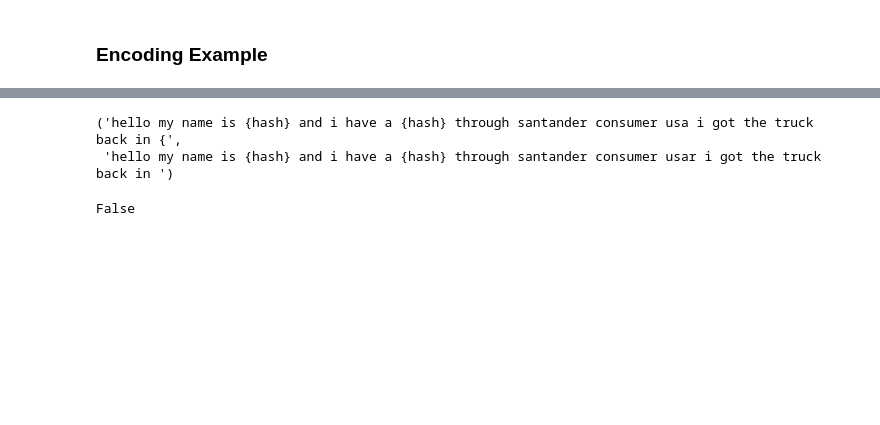
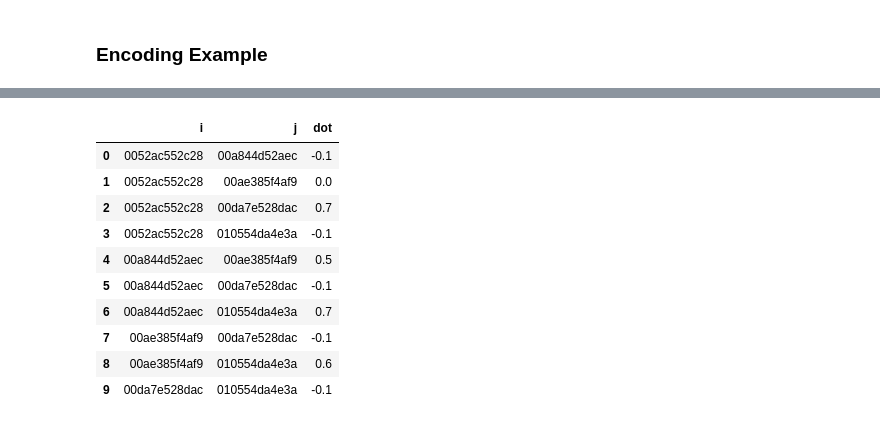
Before and after one commit to personalml/example, a Jupyter notebook: notebooks/stats/trainings.ipynb, the cells around one changed output, grey strips where cells are left out. Saved outputs shown, nothing was run; the diff lists cells and outputs as text; code cells hidden in the pictures; blank space fills up the shorter version.

```diff
--- a/notebooks/stats/trainings.ipynb
+++ b/notebooks/stats/trainings.ipynb
@@ -62,6 +67,6 @@ encoder = PipelineModel.load(word2vec_training.model_weights_path)
 # %%
 s = x.limit(5)
 s = encoder.transform(s)
-s = s.toPandas()
-s
+
+s.toPandas()
 # %% [output]
@@ -79,10 +80,30 @@ import numpy as np
-# %%
-s.text_cleaned[0][:LETTERS], s.text_cleaned_lemma[0][:LETTERS]
-# %% [output]
-('hello my name is {hash} and i have a {hash} through santander consumer usa i got the truck back in {',
- 'hello my name is {hash} and i have a {hash} through santander consumer usar i got the truck back in ')
-# %%
-LETTERS = 100
-s.text_cleaned[0][:LETTERS] == s.text_cleaned_lemma[0][:LETTERS]
-# %% [output]
-False
+# %%
+def normalize(x):
+    normalizer = Normalizer(inputCol='features', outputCol='features_norm')
+    return normalizer.transform(x)
+# %%
+s = normalize(s)
+# %%
+dot_udf = F.udf(lambda x,y: float(x.dot(y)), types.DoubleType())
+# %%
+(s.alias('i')
+  .join(s.alias("j"), F.col("i.complaint_id") < F.col("j.complaint_id"))\
+  .select(
+      F.col("i.complaint_id").alias("i"),
+      F.col("j.complaint_id").alias("j"),
+      dot_udf("i.features_norm", "j.features_norm").alias("dot"))
+  .sort("i", "j")
+  .toPandas()
+  .round(1))
+# %% [output]
+|  | i | j | dot |
+| 0 | 0052ac552c28 | 00a844d52aec | -0.1 |
+| 1 | 0052ac552c28 | 00ae385f4af9 | 0.0 |
+| 2 | 0052ac552c28 | 00da7e528dac | 0.7 |
+| 3 | 0052ac552c28 | 010554da4e3a | -0.1 |
+| 4 | 00a844d52aec | 00ae385f4af9 | 0.5 |
+| 5 | 00a844d52aec | 00da7e528dac | -0.1 |
+| 6 | 00a844d52aec | 010554da4e3a | 0.7 |
+| 7 | 00ae385f4af9 | 00da7e528dac | -0.1 |
+| 8 | 00ae385f4af9 | 010554da4e3a | 0.6 |
+| 9 | 00da7e528dac | 010554da4e3a | -0.1 |
```
Also changed, not shown: parts of 5 cells of this notebook, 4 other files.
